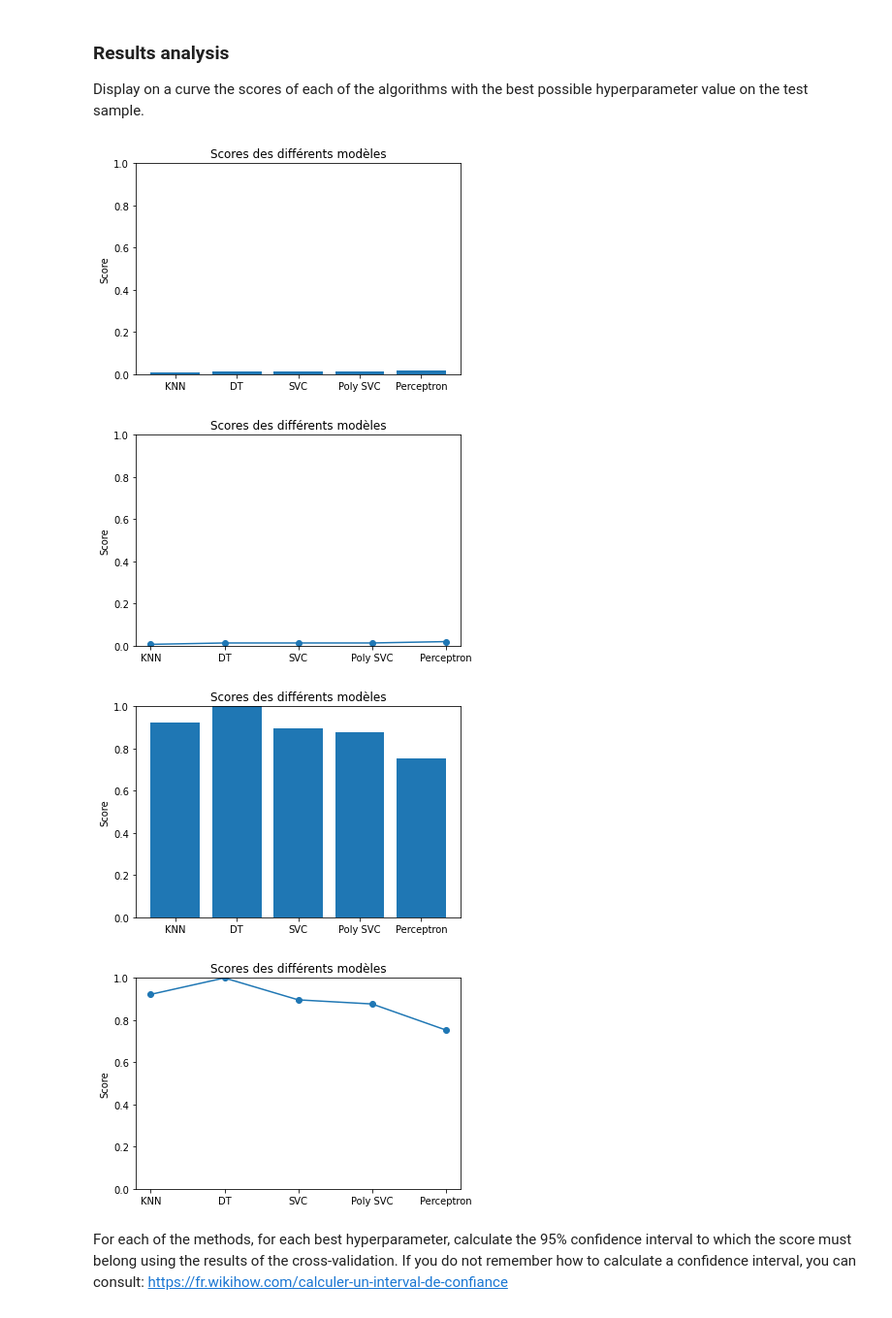
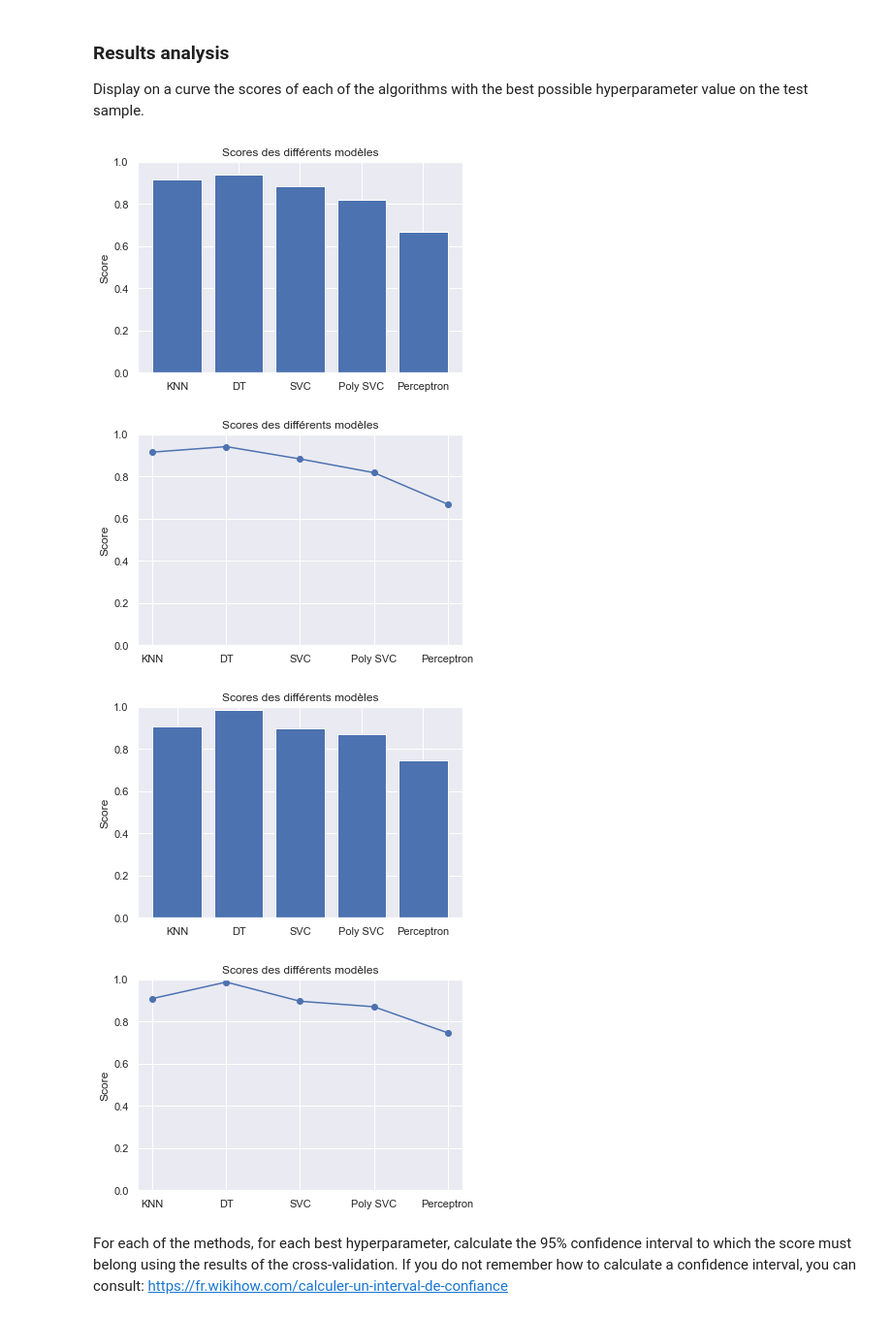
Before and after one commit to Shooterah/M1_DSC, a Jupyter notebook: ML_Fundamental/TP/TP3/ML_SVM_TP3_Florian_Doffemont.ipynb, the cells around one changed output. Shown: that part at 97% size. Saved outputs shown, nothing was run; the diff lists cells and outputs as text; code cells hidden in the pictures.

```diff
--- a/ML_Fundamental/TP/TP3/ML_SVM_TP3_Florian_Doffemont.ipynb
+++ b/ML_Fundamental/TP/TP3/ML_SVM_TP3_Florian_Doffemont.ipynb
@@ -453,11 +460,11 @@ import matplotlib.pyplot as plt
 # Pour chaque modèle, on récupère le score du meilleur modèle sur l'ensemble de test pour le tracer ensuite
 # Bien sur, il s'agit du meilleur hyperparamètre trouvé juste avant pour chaque algorithmes
 #################### ON TEST AVEC LES COOL ####################
-knn_score = knn_grid_search.best_estimator_.score(X_test, y_testCool)
-dt_score = dt_grid_search.best_estimator_.score(X_test, y_testCool)
-svc_score = svc_grid_search.best_estimator_.score(X_test, y_testCool)
-poly_svc_score = poly_svc_grid_search.best_estimator_.score(X_test, y_testCool)
-perceptron_score = perceptron_grid_search.best_estimator_.score(X_test, y_testCool)
+knn_score = knn_grid_search_Cool.best_estimator_.score(X_test, y_testCool)
+dt_score = dt_grid_search_Cool.best_estimator_.score(X_test, y_testCool)
+svc_score = svc_grid_search_Cool.best_estimator_.score(X_test, y_testCool)
+poly_svc_score = poly_svc_grid_search_Cool.best_estimator_.score(X_test, y_testCool)
+perceptron_score = perceptron_grid_search_Cool.best_estimator_.score(X_test, y_testCool)
 
 # On crée un dictionnaire pour stocker le score de chaque modèle
 scores = {'KNN': knn_score, 'DT': dt_score, 'SVC': svc_score, 'Poly SVC': poly_svc_score, 'Perceptron': perceptron_score}
@@ -481,42 +488,42 @@ ax.set_title('Scores des différents modèles')
 
 # On affiche le graph en courbe
 plt.show()
 
 
 #################### ON TEST AVEC LES HEAT ####################
-knn_score = knn_grid_search.best_estimator_.score(X_test, y_testHeat)
-dt_score = dt_grid_search.best_estimator_.score(X_test, y_testHeat)
-svc_score = svc_grid_search.best_estimator_.score(X_test, y_testHeat)
-poly_svc_score = poly_svc_grid_search.best_estimator_.score(X_test, y_testHeat)
-perceptron_score = perceptron_grid_search.best_estimator_.score(X_test, y_testHeat)
+knn_score = knn_grid_search_Heat.best_estimator_.score(X_test, y_testHeat)
+dt_score = dt_grid_search_Heat.best_estimator_.score(X_test, y_testHeat)
+svc_score = svc_grid_search_Heat.best_estimator_.score(X_test, y_testHeat)
+poly_svc_score = poly_svc_grid_search_Heat.best_estimator_.score(X_test, y_testHeat)
+perceptron_score = perceptron_grid_search_Heat.best_estimator_.score(X_test, y_testHeat)
 
 # On crée un dictionnaire pour stocker le score de chaque modèle
 scores = {'KNN': knn_score, 'DT': dt_score, 'SVC': svc_score, 'Poly SVC': poly_svc_score, 'Perceptron': perceptron_score}
 
 # On affiche les scores des différents modèles sur un graphique en barres
 fig, ax = plt.subplots()
 ax.bar(scores.keys(), scores.values())
 ax.set_ylim([0, 1])
 ax.set_ylabel('Score')
 ax.set_title('Scores des différents modèles')
 
 # On affiche le graphique
 plt.show()
 
 # On affiche les scores des différents modèles sur un graphique en courbe
 fig, ax = plt.subplots()
 ax.plot(scores.keys(), scores.values(), marker='o')
 ax.set_ylim([0, 1])
 ax.set_ylabel('Score')
 ax.set_title('Scores des différents modèles')
 
 # On affiche le graph en courbe
 plt.show()
 # %% [output]
-[figure, old version]
+[figure, new version]
-[figure, old version]
+[figure, new version]
-[figure, old version]
+[figure, new version]
-[figure, old version]
+[figure, new version]
 # %% [markdown]
 For each of the methods, for each best hyperparameter, calculate the 95% confidence interval to which the score must belong using the results of the cross-validation. If you do not remember how to calculate a confidence interval, you can consult: https://fr.wikihow.com/calculer-un-interval-de-confiance
 # %%
```
Also changed, not shown: parts of 3 cells of this notebook.
